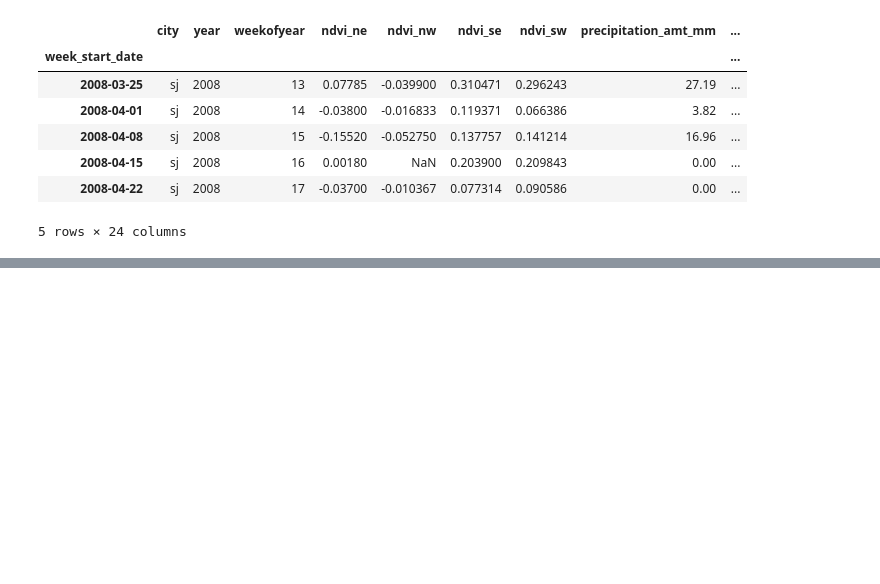
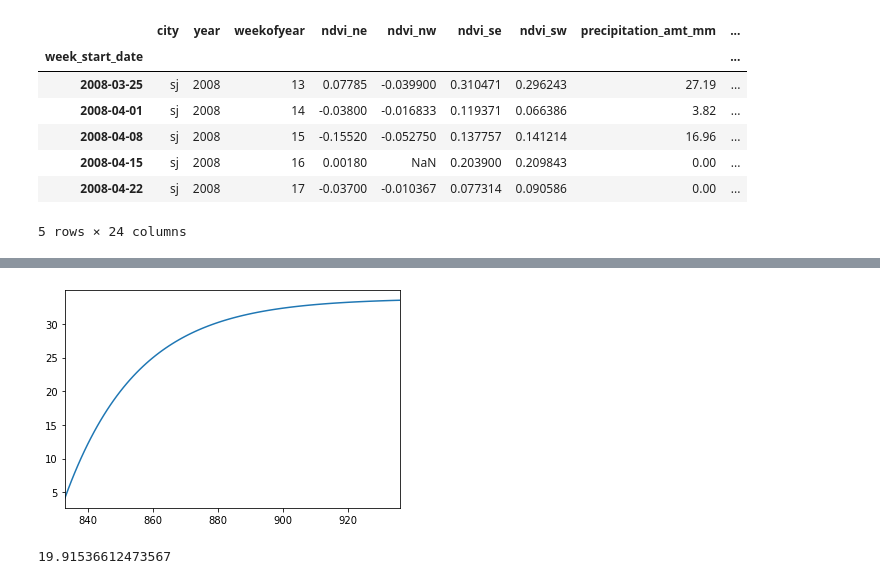
Before and after one commit to mherbert93/Dengue-Fever-Forecasting, a Jupyter notebook: deng.ipynb, the cells around one changed output, grey strips where cells are left out. Cells and saved outputs as stored; diff of their text form; code cells hidden in the pictures; blank space fills up the shorter version.

Commit message:
Tried a basic ARIMA model. Simple exponential smoothing still appears to be the best approach.

```diff
--- a/deng.ipynb
+++ b/deng.ipynb
@@ -197,0 +193,16 @@ sample_submission.to_csv('simpleexpsmoothing.csv', index=False)
+# %%
+from pmdarima import auto_arima
+
+train_sj = train[train['city'] == 'sj'].iloc[:833]
+val_sj = train[train['city'] == 'sj'].iloc[832:]
+
+start=len(train)
+end=len(train)+len(test)-1
+
+start_sj = len(train_sj)
+end_sj = len(train_sj) + len(val_sj) - 1
+# end_sj = len(train_sj) + 260
+
+start_iq = len(train_iq)
+end_iq = len(train_iq) + len(val_iq) - 1
+# end_iq = len(train_iq) + 156
@@ -197,0 +244,12 @@ sample_submission.to_csv('simpleexpsmoothing.csv', index=False)
+# %%
+from statsmodels.tsa.arima_model import ARMA,ARMAResults,ARIMA,ARIMAResults
+
+# model = ARIMA(train['Inventories'],order=(1,1,1))
+# results = model.fit()
+# results.summary()
+
+
+# model = ARMA(train[train['city'] == 'sj']['total_cases'],order=(1,1))
+model = ARMA(train_sj['total_cases'],order=(1,1))
+results = model.fit()
+results.summary()
@@ -197,0 +273,2 @@ sample_submission.to_csv('simpleexpsmoothing.csv', index=False)
+# %%
+y_pred_sj = results.predict(start=start_sj, end=end_sj, dynamic=False, typ='levels').rename('ARMA(1,1) Predictions')
@@ -197,0 +290,8 @@ sample_submission.to_csv('simpleexpsmoothing.csv', index=False)
+# %%
+y_pred_sj.plot();
+# %% [output]
+[figure, added]
+# %%
+mean_absolute_error(val_sj['total_cases'], y_pred_sj)
+# %% [output]
+19.91536612473567
```
Also changed, not shown: parts of 11 cells of this notebook.
